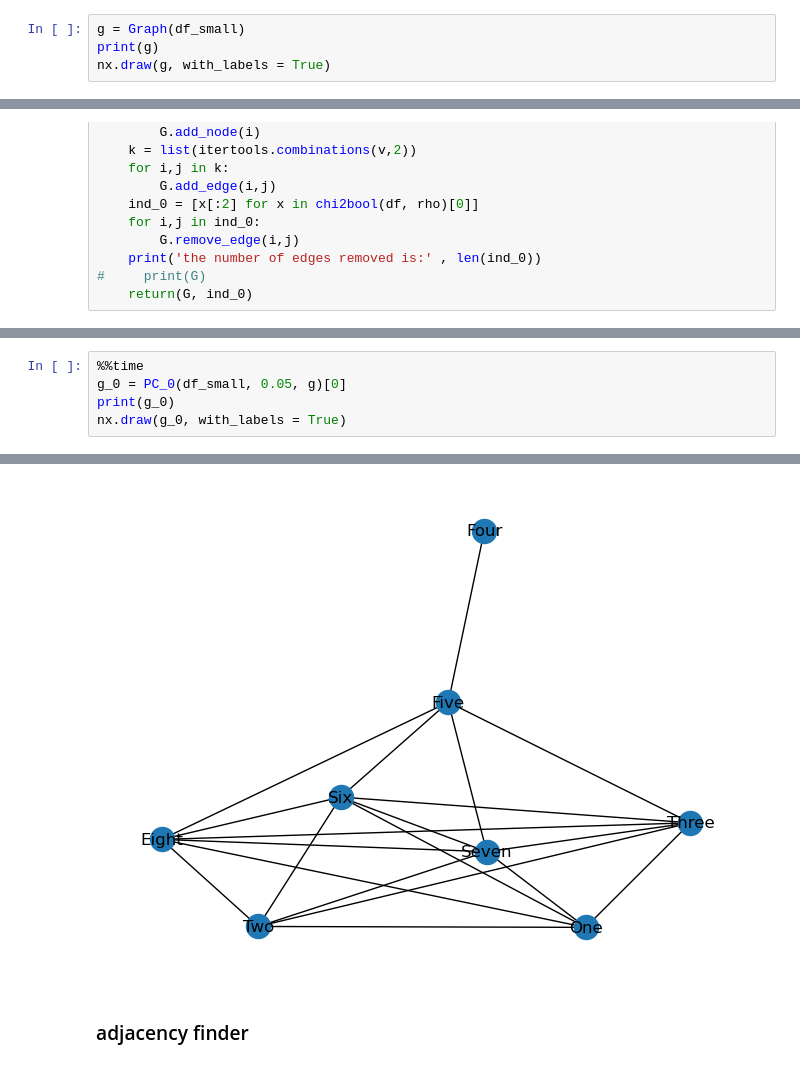
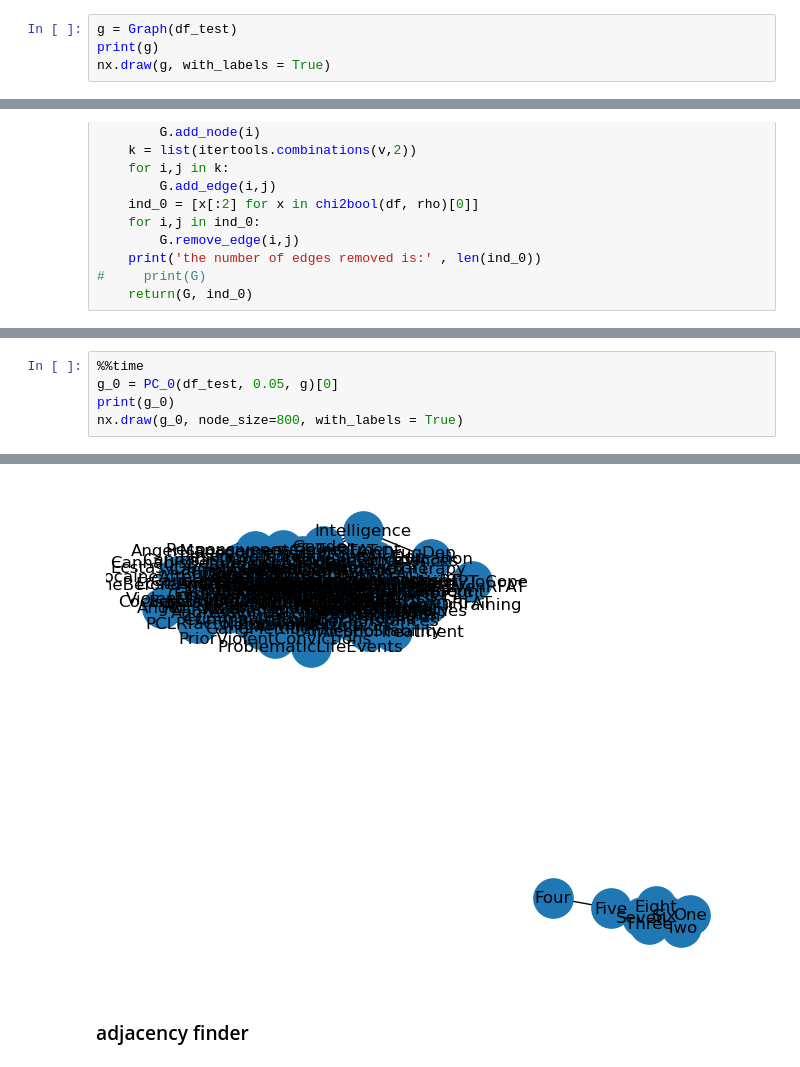
Before and after one commit to Elicit3495/ML_FYP, a Jupyter notebook: conditional.ipynb, the cells around one changed output, grey strips where cells are left out. Cells and saved outputs as stored; diff of their text form.

```diff
--- a/conditional.ipynb
+++ b/conditional.ipynb
@@ -172,7 +172,7 @@ def Graph(df):
 #     print(G)
     return(G)
 # %%
-g = Graph(df_small)
+g = Graph(df_test)
 print(g)
 nx.draw(g, with_labels = True)
 # %% [output]
@@ -210,6 +219,6 @@ the number of edges removed is: 8
 # %%
 %%time
-g_0 = PC_0(df_small, 0.05, g)[0]
+g_0 = PC_0(df_test, 0.05, g)[0]
 print(g_0)
-nx.draw(g_0, with_labels = True)
+nx.draw(g_0, node_size=800, with_labels = True)
 # %% [output]
@@ -220,4 +229,4 @@ Wall time: 53 ms
-[figure, old version]
+[figure, new version]
 # %% [markdown]
 ### adjacency finder
 # %%
```
Also changed, not shown: parts of 14 cells of this notebook, 17 other files.
